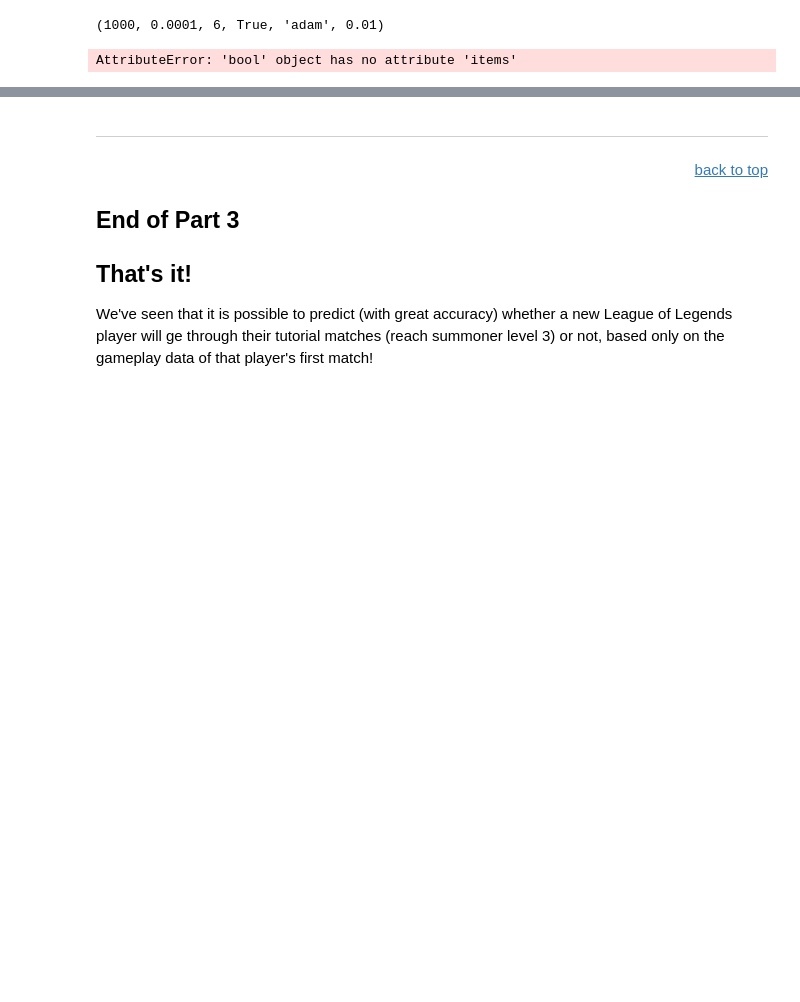
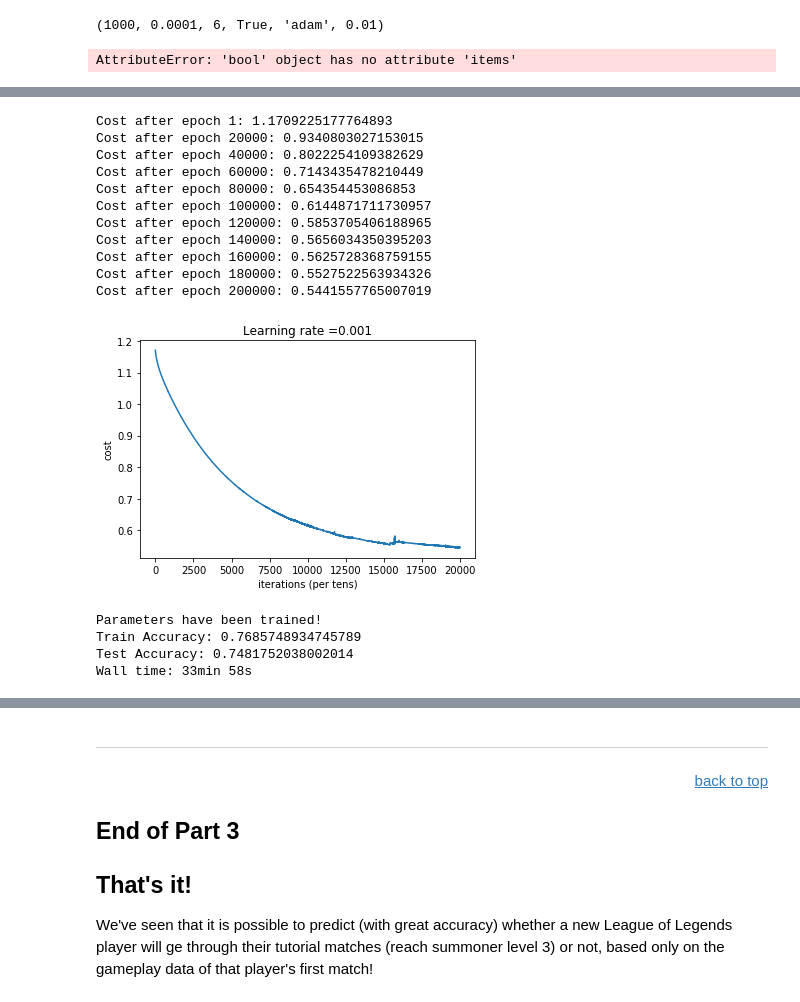
Before and after one commit to dskarbrevik/League-of-Legends-Churn-Prediction, a Jupyter notebook: LoL Churn Predictor [Part 3 - Data Modeling].ipynb, the cells around one changed output, grey strips where cells are left out. Saved outputs shown, nothing was run; the diff lists cells and outputs as text; code cells hidden in the pictures; blank space fills up the shorter version.

```diff
--- a/LoL Churn Predictor [Part 3 - Data Modeling].ipynb
+++ b/LoL Churn Predictor [Part 3 - Data Modeling].ipynb
@@ -1501,3 +1501,50 @@ Train Accuracy: 0.7665448784828186
 Test Accuracy: 0.7737226486206055
 Wall time: 2h 23min 38s
 [interactive output not drawn]
+# %%
+%%notify -m "Neural network training complete!"
+%%time
+
+# seed for reproducibility
+tf.set_random_seed(2)
+
+# choose your parameters
+num_layers = 4
+nodes_in_layer = [50,25,12,1]
+num_epochs= 200000
+learning_rate = 0.001
+L2_regularization = True
+optimizer = "gradient descent"
+hypertune_mode = True
+save_plot = False
+
+hypertune["num_epochs"].append(num_epochs)
+hypertune["learning_rate"].append(learning_rate)
+hypertune["num_layers"].append(num_layers)
+hypertune["L2_reg"].append(L2_regularization)
+hypertune["optimizer"].append(optimizer)
+
+# train and test the network
+_, train_accuracy, test_accuracy = neural_network(X_train_network, Y_train_network, X_test_network, Y_test_network,
+                                                  num_layers, nodes_in_layer, num_epochs, learning_rate, L2 = L2_regularization,
+                                                  optimization=optimizer, hypertune_mode = hypertune_mode, save_loss_plot = save_plot)
+
+hypertune["train_accuracy"].append(train_accuracy)
+hypertune["test_accuracy"].append(test_accuracy)
+# %% [output]
+Cost after epoch 1: 1.1709225177764893
+Cost after epoch 20000: 0.9340803027153015
+Cost after epoch 40000: 0.8022254109382629
+Cost after epoch 60000: 0.7143435478210449
+Cost after epoch 80000: 0.654354453086853
+Cost after epoch 100000: 0.6144871711730957
+Cost after epoch 120000: 0.5853705406188965
+Cost after epoch 140000: 0.5656034350395203
+Cost after epoch 160000: 0.5625728368759155
+Cost after epoch 180000: 0.5527522563934326
+Cost after epoch 200000: 0.5441557765007019
+[figure, added]
+Parameters have been trained!
+Train Accuracy: 0.7685748934745789
+Test Accuracy: 0.7481752038002014
+Wall time: 33min 58s
```
Also changed, not shown: parts of 5 cells of this notebook, 1 other file.
